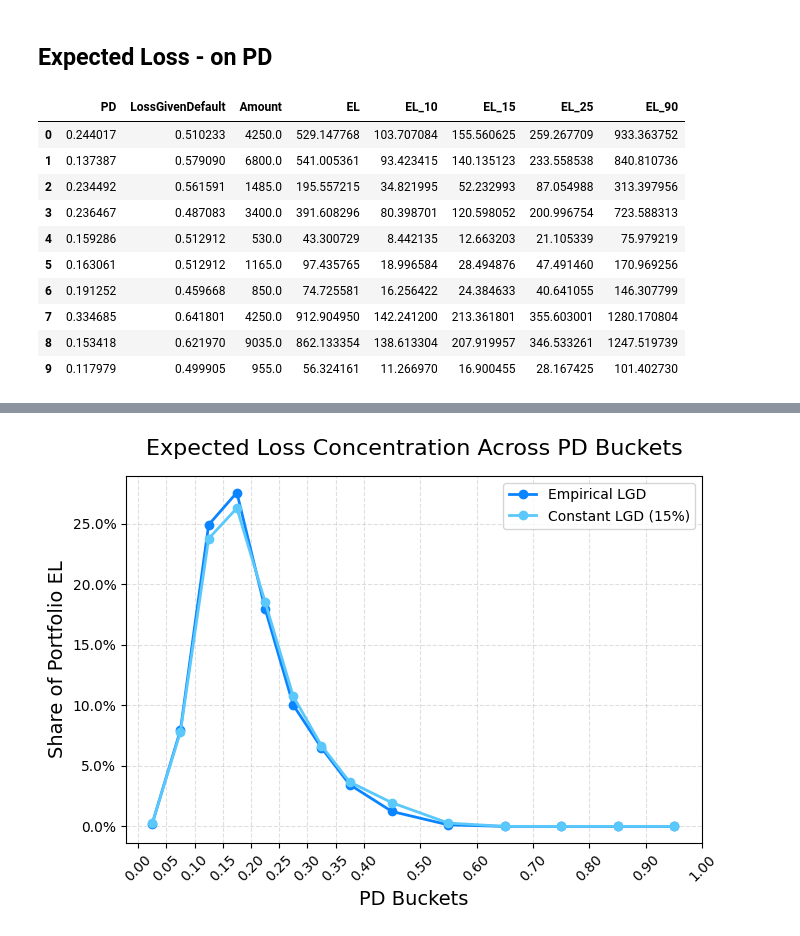
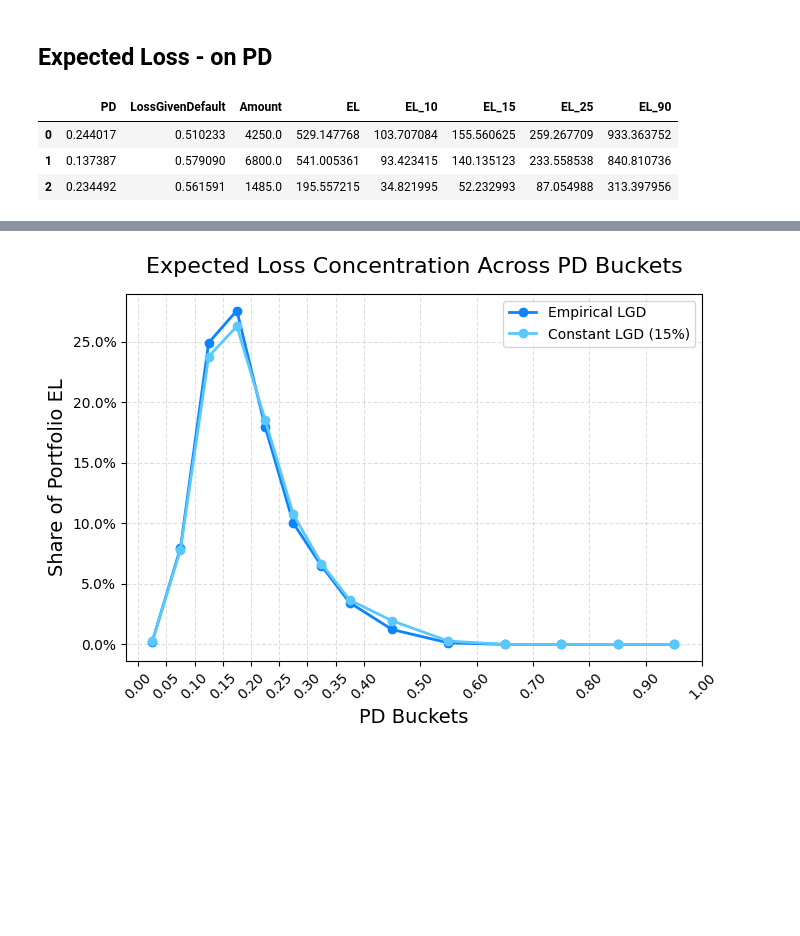
Before and after one commit to kostis2019/CREDIT-RISK-FRAMEWORK, a Jupyter notebook: notebooks/03_analysis_expected_loss.ipynb, the cells around one changed output, grey strips where cells are left out. Saved outputs shown, nothing was run; the diff lists cells and outputs as text; code cells hidden in the pictures; blank space fills up the shorter version.

```diff
--- a/notebooks/03_analysis_expected_loss.ipynb
+++ b/notebooks/03_analysis_expected_loss.ipynb
@@ -51,7 +51,7 @@ this_dataset = my_input_load(2019, 2020)
 # %%
 # apply pipeline
 
-this_dataset_applied = apply_pipe(this_dataset, pipeline, sensitivity_lgd=True)
+this_dataset_applied = apply_pipe(this_dataset, pipeline, calculate_el=True, sensitivity_lgd=True)
 # %% [output]
 EmploymentStatus: replacing 48,446 values of -1 with NaN
 MaritalStatus: replacing 48,446 values of -1 with NaN
@@ -62,16 +62,9 @@ UseOfLoan: replacing 48,446 values of -1 with NaN
 # %%
 # check dataset for use
 
-this_dataset_applied[["PD", "LossGivenDefault", "Amount", "EL", "EL_10", "EL_15", "EL_25", "EL_90"]].head(10)
+this_dataset_applied[["PD", "LossGivenDefault", "Amount", "EL", "EL_10", "EL_15", "EL_25", "EL_90"]].head(3)
 # %% [output]
 |  | PD | LossGivenDefault | Amount | EL | EL_10 | EL_15 | EL_25 | EL_90 |
 | 0 | 0.244017 | 0.510233 | 4250.0 | 529.147768 | 103.707084 | 155.560625 | 259.267709 | 933.363752 |
 | 1 | 0.137387 | 0.579090 | 6800.0 | 541.005361 | 93.423415 | 140.135123 | 233.558538 | 840.810736 |
 | 2 | 0.234492 | 0.561591 | 1485.0 | 195.557215 | 34.821995 | 52.232993 | 87.054988 | 313.397956 |
-| 3 | 0.236467 | 0.487083 | 3400.0 | 391.608296 | 80.398701 | 120.598052 | 200.996754 | 723.588313 |
-| 4 | 0.159286 | 0.512912 | 530.0 | 43.300729 | 8.442135 | 12.663203 | 21.105339 | 75.979219 |
-| 5 | 0.163061 | 0.512912 | 1165.0 | 97.435765 | 18.996584 | 28.494876 | 47.491460 | 170.969256 |
-| 6 | 0.191252 | 0.459668 | 850.0 | 74.725581 | 16.256422 | 24.384633 | 40.641055 | 146.307799 |
-| 7 | 0.334685 | 0.641801 | 4250.0 | 912.904950 | 142.241200 | 213.361801 | 355.603001 | 1280.170804 |
-| 8 | 0.153418 | 0.621970 | 9035.0 | 862.133354 | 138.613304 | 207.919957 | 346.533261 | 1247.519739 |
-| 9 | 0.117979 | 0.499905 | 955.0 | 56.324161 | 11.266970 | 16.900455 | 28.167425 | 101.402730 |
```
Also changed, not shown: parts of 4 cells of this notebook, 1 other file.
